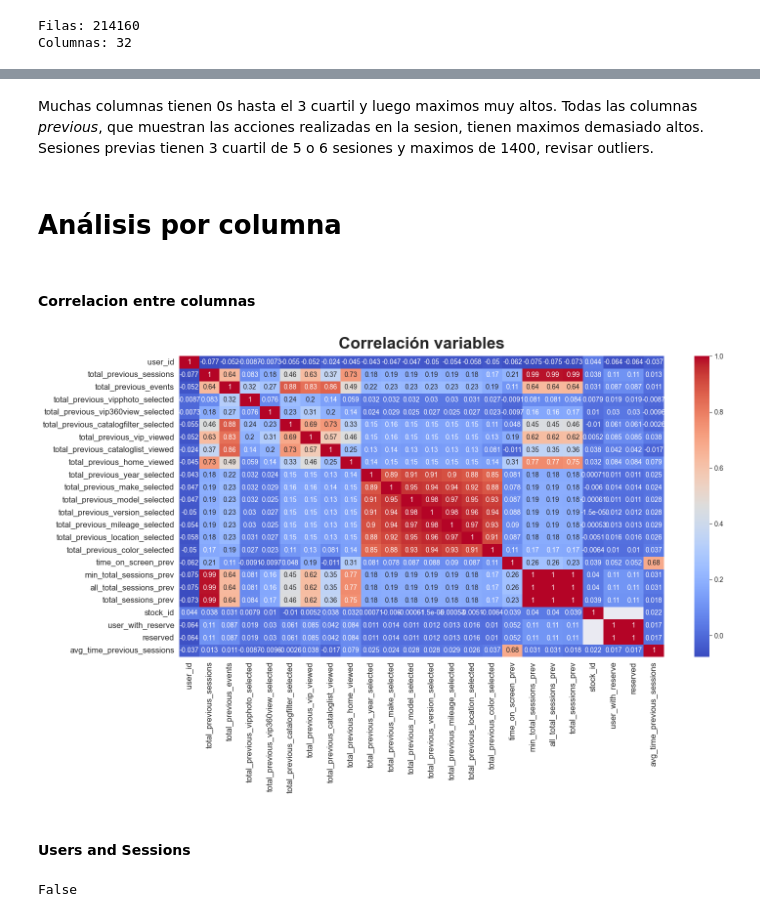
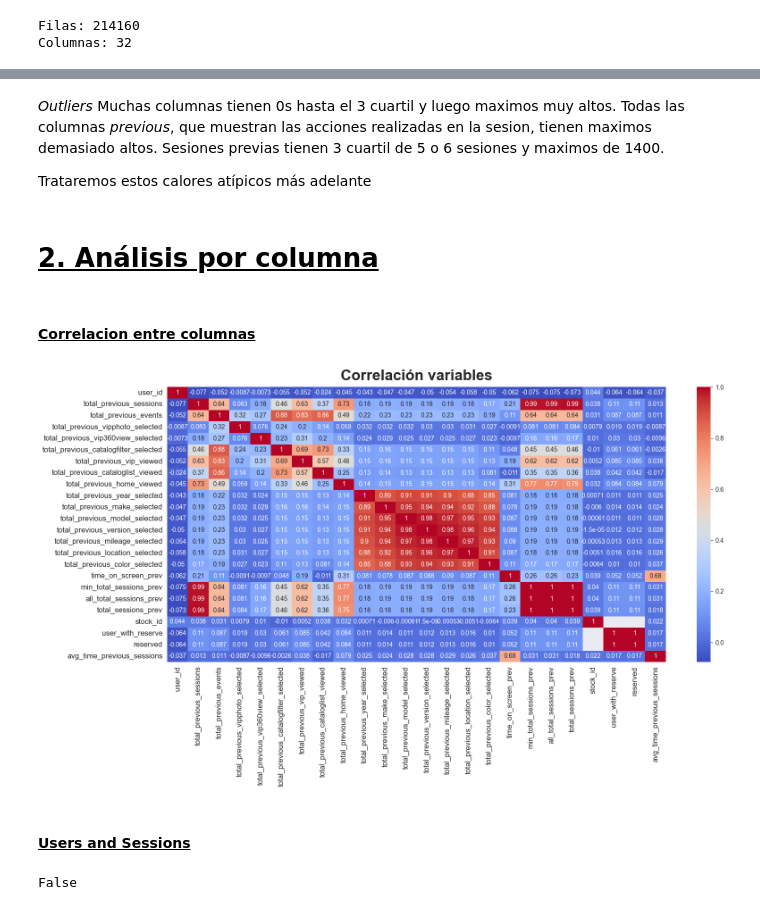
Before and after one commit to adilelle1/navegacion_web_poo, a Jupyter notebook: navegacion_web.ipynb, the cells around one changed output, grey strips where cells are left out. Cells and saved outputs as stored; diff of their text form; code cells hidden in the pictures.

```diff
--- a/navegacion_web.ipynb
+++ b/navegacion_web.ipynb
@@ -148,26 +124,30 @@ data[['min_session_time', 'total_previous_sessions', 'total_previous_events',
 | 75% | 6.000000 | 115.00000 | 0.000000 | 0.000000 | ... |
 | max | 1388.000000 | 39953.00000 | 8286.000000 | 694.000000 | ... |
 # %% [markdown]
+*Outliers*
 Muchas columnas tienen 0s hasta el 3 cuartil y luego maximos muy altos.
 Todas las columnas _previous_, que muestran las acciones realizadas en la sesion, tienen maximos demasiado altos.
-Sesiones previas tienen 3 cuartil de 5 o 6 sesiones y maximos de 1400, revisar outliers.
+Sesiones previas tienen 3 cuartil de 5 o 6 sesiones y maximos de 1400.
+
+Trataremos estos calores atípicos más adelante
 # %% [markdown]
-# Análisis por columna
+# <u> 2. Análisis por columna<u/>
 # %%
 %load_ext autoreload
 %autoreload 2
 # %% [markdown]
-#### Correlacion entre columnas
+#### <u>Correlacion entre columnas<u/>
 # %%
-plt.figure(figsize=(16, 8))
+# ninguna columna tiene una correlación fuerte con la variable objetivo
+plt.figure(figsize=(18, 8))
 sns.heatmap(data.corr(),annot=True, cmap="coolwarm").set_title('Correlación variables', fontdict = {'fontsize': 24,'verticalalignment': 'bottom'}, weight='bold')
 plt.yticks(fontsize=12)
 plt.xticks(fontsize=12)
 plt.show();
 # %% [output]
-[figure, old version]
+[figure, new version]
 # %% [markdown]
-#### Users and Sessions
+#### <u>Users and Sessions<u/>
 # %%
 # No hay un usuario por cada fila
 data.user_id.nunique() == len(data)
```
Also changed, not shown: parts of 159 cells of this notebook, 1 other file.
